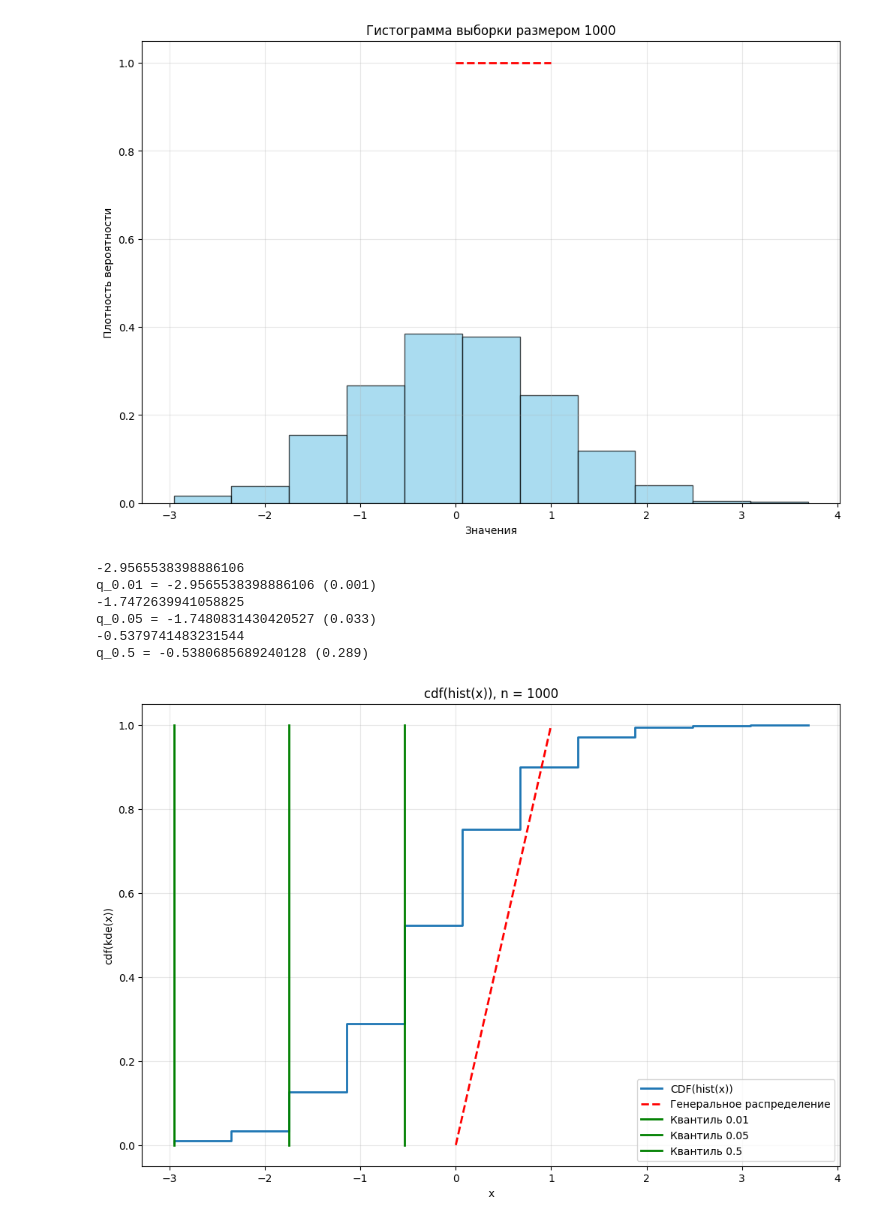
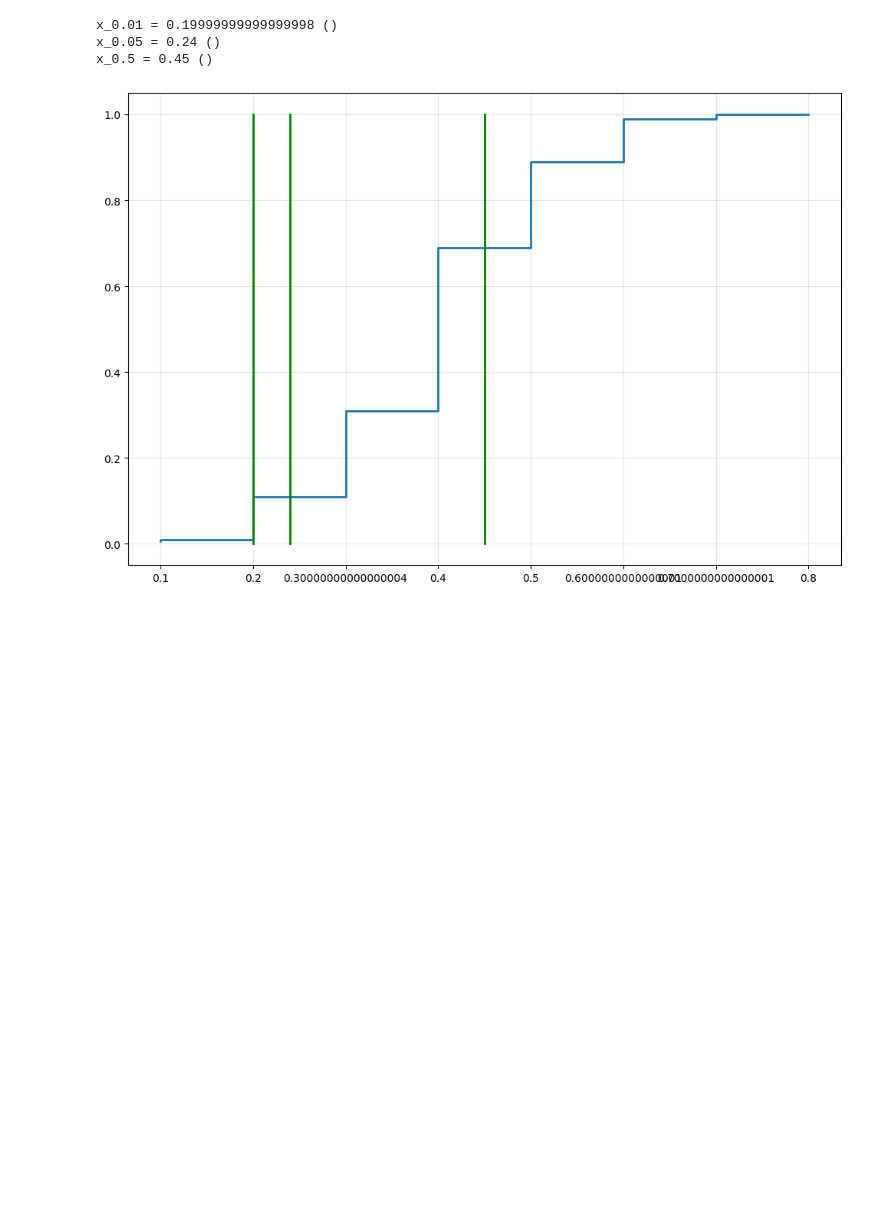
Before and after one commit to e1turin/ipkn-statistics, a Jupyter notebook: lab-2/main.ipynb, the cells around one changed output. Cells and saved outputs as stored; diff of their text form; code cells hidden in the pictures; blank space fills up the shorter version.

Commit message:
lab-2: made quantiles, draw plot for pdf-s

```diff
--- a/lab-2/main.ipynb
+++ b/lab-2/main.ipynb
@@ -95,3 +95,29 @@ def ecdf_quantile(sample, ecdf, q):
+# %%
+def test():
+    scale = 0.1
+    hist = np.array([0.01, 0.1, 0.2, 0.38, 0.2, 0.1, 0.01])
+    bins = np.array([1.0, 2., 3., 4., 5., 6., 7., 8.]) * scale
+    qs = QUANTILES
+
+    cdf_hist = np.insert(np.cumsum(hist) / np.sum(hist), 0, EPS_ZERO)
+    plt.figure(figsize=(12, 8))
+    plt.plot(np.insert(dup(bins)[:-1], 0, float("-inf")), dup(cdf_hist), label="CDF(hist(x))", linewidth=2)
+    # plt.plot([0, 1], [0, 1], 'r--', label='Генеральное распределение', linewidth=2)
+    kde_qs = hist_quantile(hist, bins, qs)
+    for kde_qi, qi in zip(kde_qs, qs):
+        print(f"x_{qi} = {kde_qi} ()")
+        plt.plot([kde_qi] * 2, [0, 1], "g-", label=f"Квантиль {qi}", linewidth=2)
+    plt.xticks(bins, bins)
+    plt.plot()
+    plt.grid(True, alpha=0.3)
+    plt.show()
+
+test()
+# %% [output]
+x_0.01 = 0.19999999999999998 ()
+x_0.05 = 0.24 ()
+x_0.5 = 0.45 ()
+[figure, added]
 # %%
 def draw_kde(sample, xs, qs):
     kde_sample = make_kde(sample, xs, SIGMA)
@@ -129,7 +155,7 @@ def draw_hist(sample, qs):
     plt.figure(figsize=(12, 8))
     plt.hist(sample, bins=bins, density=True, alpha=0.7, color='skyblue', edgecolor='black')
     # plt.bar(bins[:-1] + (1 / nbins / 2), hist / (np.sum(hist) / nbins), width=1 / nbins, alpha=0.7, color='skyblue', edgecolor='black')
-    plt.plot([0, 1], [1, 1], 'r--', label='генеральная плотность', linewidth=2)
+    # plt.plot([0, 1], [1, 1], 'r--', label='генеральная плотность', linewidth=2)
     plt.title(f'Гистограмма выборки размером {len(sample)}')
     plt.xlabel('Значения')
     plt.ylabel('Плотность вероятности')
@@ -140,11 +166,14 @@ def draw_hist(sample, qs):
     cdf_hist = np.insert(np.cumsum(hist) / np.sum(hist), 0, EPS_ZERO)
     plt.figure(figsize=(12, 8))
     plt.plot(np.insert(dup(bins)[:-1], 0, float("-inf")), dup(cdf_hist), label="CDF(hist(x))", linewidth=2)
-    plt.plot([0, 1], [0, 1], 'r--', label='Генеральное распределение', linewidth=2)
-    for qi in qs:
-        kde_qi = hist_quantile(hist, bins, qi)
-        print(f"q_{qi} = {kde_qi} ({np.mean(sample <= kde_qi)})")
+    # plt.plot([0, 1], [0, 1], 'r--', label='Генеральное распределение', linewidth=2)
+
+    kde_qs = hist_quantile(hist, bins, qs)
+    for kde_qi, qi in zip(kde_qs, qs):
+        print(f"x_{qi} = {kde_qi} ({np.mean(sample < kde_qi)})")
         plt.plot([kde_qi] * 2, [0, 1], "g-", label=f"Квантиль {qi}", linewidth=2)
+
+    plt.xticks(bins, map(lambda x: f"{x:03f}", bins))
     plt.plot()
     plt.title(f'cdf(hist(x)), n = {len(sample)}')
     plt.xlabel('x')
@@ -152,14 +181,3 @@ def draw_hist(sample, qs):
     plt.legend()
     plt.grid(True, alpha=0.3)
     plt.show()
-
-draw_hist(DISTRIBUTIONS["NORMAL"](1000), QUANTILES)
-# %% [output]
-[figure, removed]
--2.9565538398886106
-q_0.01 = -2.9565538398886106 (0.001)
--1.7472639941058825
-q_0.05 = -1.7480831430420527 (0.033)
--0.5379741483231544
-q_0.5 = -0.5380685689240128 (0.289)
-[figure, removed]
```
Also changed, not shown: parts of 16 cells of this notebook.
